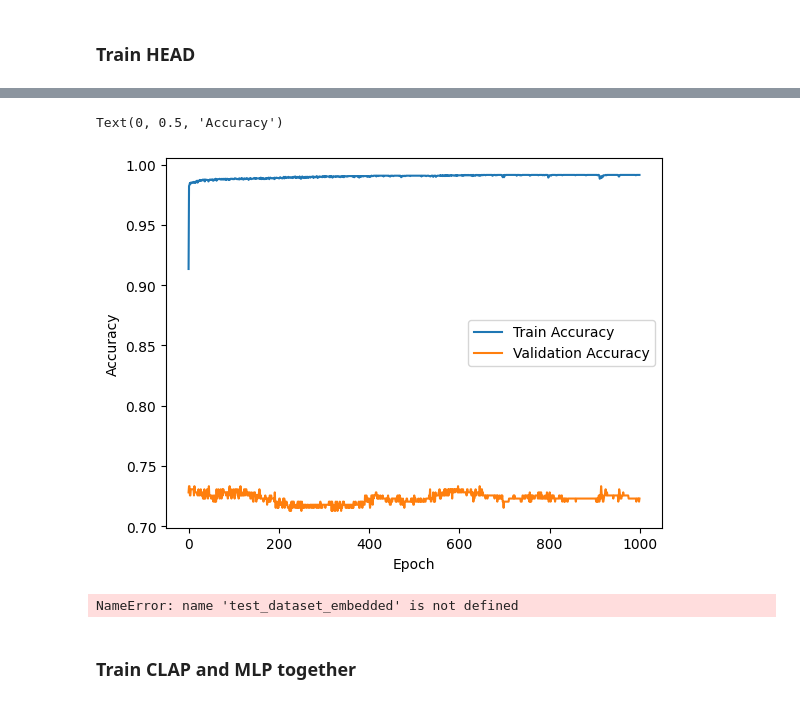
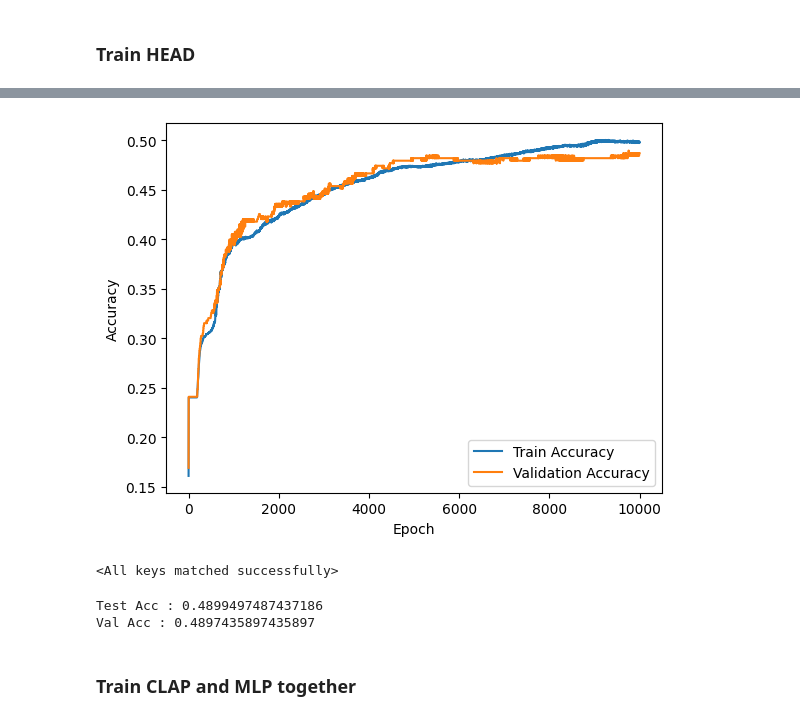
Before and after one commit to Amitmils/Text2BGAudio, a Jupyter notebook: CLAP/train_MLP_classifer.ipynb, the cells around one changed output, grey strips where cells are left out. Cells and saved outputs as stored; diff of their text form; code cells hidden in the pictures.

```diff
--- a/CLAP/train_MLP_classifer.ipynb
+++ b/CLAP/train_MLP_classifer.ipynb
@@ -99,15 +100,17 @@ test_dataset_embedded = create_embedded_ds_v2(test_dataset,clap_model,processor)
 ### Train HEAD
 # %%
 batch_size = 128
-epochs = 1000
+epochs = 10000
 train_data_loader = DataLoader(train_dataset_embedded, batch_size=batch_size, shuffle=True)
 val_data_loader = DataLoader(val_dataset_embedded, batch_size=batch_size, shuffle=True)
 
 classification_head = MLPHead().to(DEVICE)
-optimizer = torch.optim.Adam(classification_head.parameters(), lr=1e-3)
+optimizer = torch.optim.Adam(classification_head.parameters(), lr=1e-5)
+
 
 train_acc = list()
 val_acc = list()
+best_acc = 0
 for e in range(epochs):
     train_correct = 0
     for batch in train_data_loader:
@@ -132,12 +135,21 @@ for e in range(epochs):
             est_classification = torch.argmax(outputs, dim=1)
             val_correct += torch.sum(est_classification == labels).item()
         val_acc.append(val_correct/len(val_dataset))
+        if val_acc[-1] > best_acc:
+            best_acc = val_acc[-1]
+            best_model ={
+                "clap_model": clap_model.state_dict(),
+                "mlp_head": classification_head.state_dict(),
+                "val_acc": val_acc[-1],
+            }
     print(f"Epoch {e+1}/{epochs}, Loss: {loss.item()}, Train Acc : {train_acc[-1]} , Val Acc : {val_acc[-1]}")
 
 
+torch.save(best_model, os.path.join(r"CLAP\models\freeze_clap_train_mlp","classification_head_best.pt"))
 plt.plot(range(epochs), train_acc, label='Train Accuracy')
 plt.plot(range(epochs), val_acc, label='Validation Accuracy')
 plt.legend()
 plt.xlabel('Epoch')
 plt.ylabel('Accuracy')
+print("Best Validation Accuracy:", best_acc)
 # %% [output]
@@ -161,7 +173,13 @@ Epoch 1000/1000, Loss: 1.058081865310669, Train Acc : 0.9914040114613181 , Val A
-Text(0, 0.5, 'Accuracy')
-[figure, old version]
+[figure, new version]
+# %%
+model_path = r"CLAP\models\freeze_clap_train_mlp\classification_head_best.pt"
+loaded_model = torch.load(model_path,weights_only=False)
+clap_model.load_state_dict(loaded_model['clap_model'])
+classification_head.load_state_dict(loaded_model['mlp_head'])
+# %% [output]
+<All keys matched successfully>
 # %%
-test_data_loader = DataLoader(test_dataset_embedded, batch_size=batch_size, shuffle=True)
+test_data_loader = DataLoader(test_dataset_embedded, batch_size=128, shuffle=True)
 
 with torch.no_grad():
     test_correct = 0
@@ -172,10 +190,12 @@ with torch.no_grad():
         outputs = classification_head(audio_embeds)
         est_classification = torch.argmax(outputs, dim=1)
         test_correct += torch.sum(est_classification == labels).item()
-    test_acc = val_correct/len(test_dataset)
+    test_acc = test_correct/len(test_dataset)
 print(f"Test Acc : {test_acc}")
+print(f"Val Acc : {loaded_model['val_acc']}")
 # %% [output]
-NameError: name 'test_dataset_embedded' is not defined
+Test Acc : 0.4899497487437186
+Val Acc : 0.4897435897435897
 # %% [markdown]
 ### Train CLAP and MLP together
 # %%
```
Also changed, not shown: parts of 9 cells of this notebook, 2 other files.
